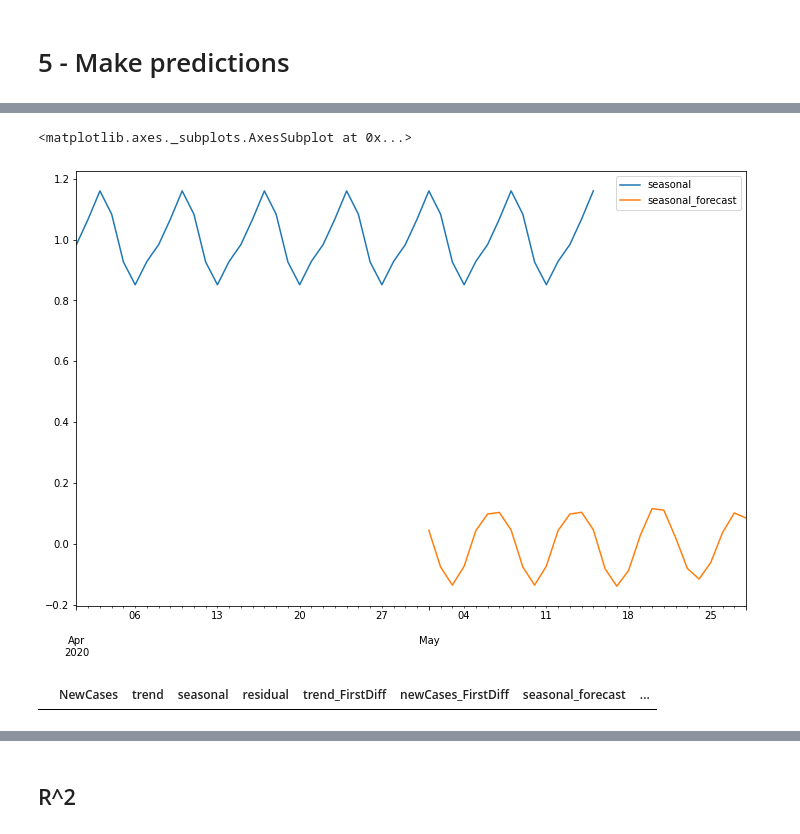
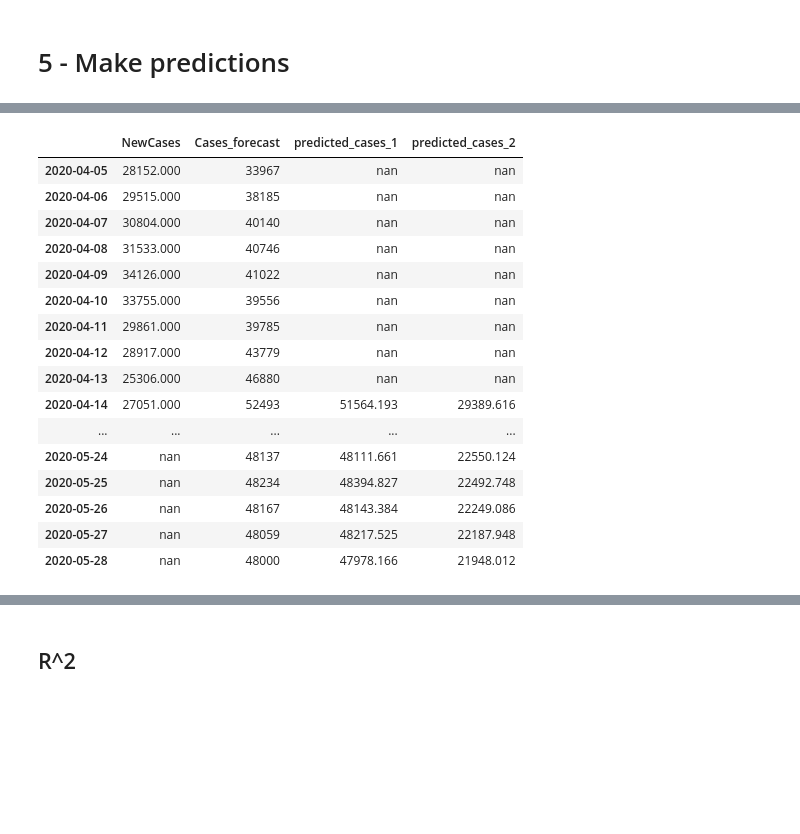
Before and after one commit to JoshuaFarmerATX/ehaarmanny_ML_App, a Jupyter notebook: Notebooks/Dani_ARIMA3.ipynb, the cells around one changed output, grey strips where cells are left out. Cells and saved outputs as stored; diff of their text form; code cells hidden in the pictures; blank space fills up the shorter version.

```diff
--- a/Notebooks/Dani_ARIMA3.ipynb
+++ b/Notebooks/Dani_ARIMA3.ipynb
@@ -240,9 +260,6 @@ future_df=pd.concat([df,future_datest_df])
 # %%
 future_df['seasonal_forecast'] = model_fit1.predict(start = 30, end= 115, typ="linear", dynamic= False)
-future_df[['seasonal', 'seasonal_forecast']].plot(figsize=(12, 8))
+# future_df[['seasonal', 'seasonal_forecast']].plot(figsize=(12, 8))
-# %% [output]
-<matplotlib.axes._subplots.AxesSubplot at 0x...>
-[figure, removed]
 # %%
 
 # Make the prediction for the FirstDiff
@@ -272,5 +281,21 @@ future_df["prediction"] = (future_df["NewCases_forecast"] + future_df["predicted
-# %%
-future_df[future_df['predicted_new_cases'].notnull() & (future_df['NewCases'].isnull())]
-# %% [output]
-|  | NewCases | trend | seasonal | residual | trend_FirstDiff | newCases_FirstDiff | seasonal_forecast | ... |
+# %%
+future_df[["NewCases", "Cases_forecast", "predicted_cases_1", "predicted_cases_2"]]
+# %% [output]
+|  | NewCases | Cases_forecast | predicted_cases_1 | predicted_cases_2 |
+| 2020-04-05 | 28152.000 | 33967 | nan | nan |
+| 2020-04-06 | 29515.000 | 38185 | nan | nan |
+| 2020-04-07 | 30804.000 | 40140 | nan | nan |
+| 2020-04-08 | 31533.000 | 40746 | nan | nan |
+| 2020-04-09 | 34126.000 | 41022 | nan | nan |
+| 2020-04-10 | 33755.000 | 39556 | nan | nan |
+| 2020-04-11 | 29861.000 | 39785 | nan | nan |
+| 2020-04-12 | 28917.000 | 43779 | nan | nan |
+| 2020-04-13 | 25306.000 | 46880 | nan | nan |
+| 2020-04-14 | 27051.000 | 52493 | 51564.193 | 29389.616 |
+| ... | ... | ... | ... | ... |
+| 2020-05-24 | nan | 48137 | 48111.661 | 22550.124 |
+| 2020-05-25 | nan | 48234 | 48394.827 | 22492.748 |
+| 2020-05-26 | nan | 48167 | 48143.384 | 22249.086 |
+| 2020-05-27 | nan | 48059 | 48217.525 | 22187.948 |
+| 2020-05-28 | nan | 48000 | 47978.166 | 21948.012 |
 # %%
```
Also changed, not shown: parts of 37 cells of this notebook.
